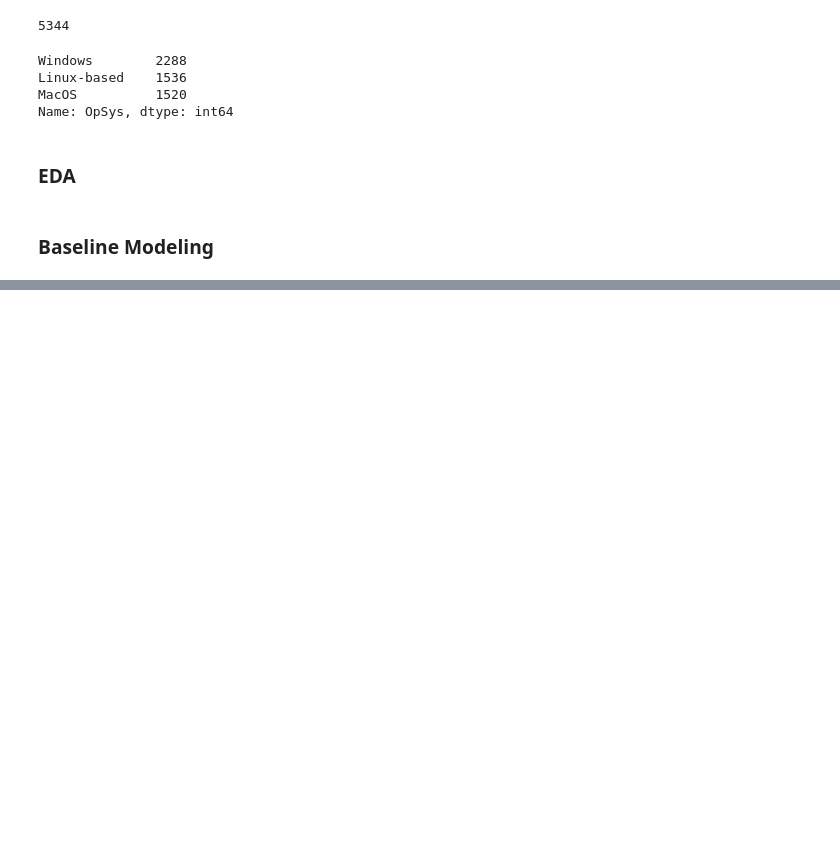
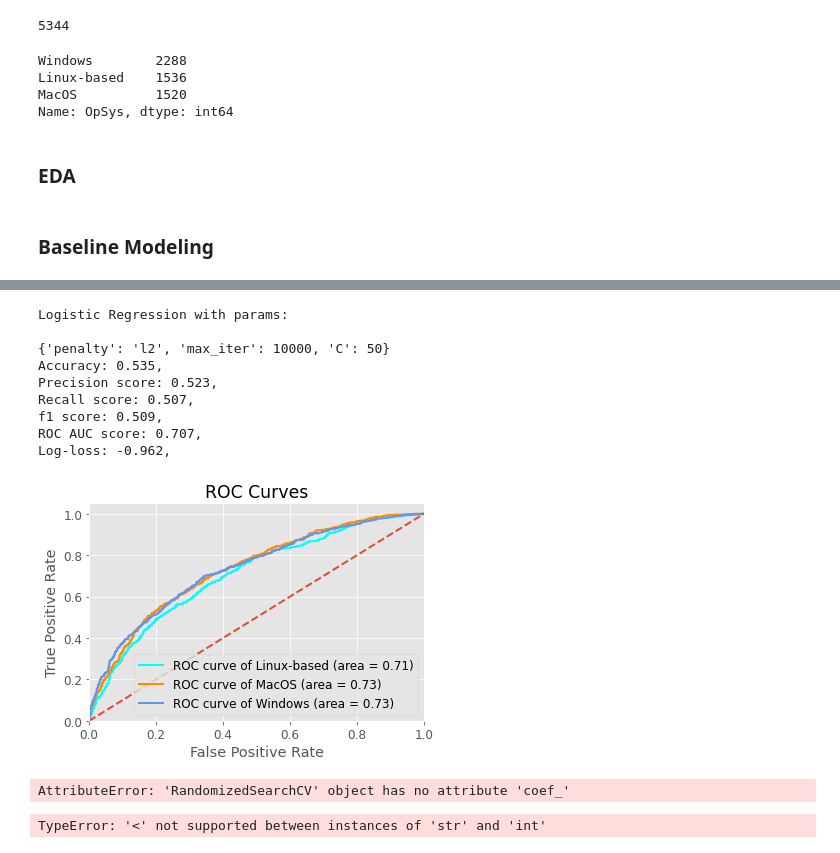
Before and after one commit to racheldilley1/coding-language-predictor, a Jupyter notebook: Notebooks/EDA and Modeling Notebook.ipynb, the cells around one changed output, grey strips where cells are left out. Cells and saved outputs as stored; diff of their text form; code cells hidden in the pictures; blank space fills up the shorter version.

```diff
--- a/Notebooks/EDA and Modeling Notebook.ipynb
+++ b/Notebooks/EDA and Modeling Notebook.ipynb
@@ -123,11 +125,26 @@ xgb = x_GBoost(X_train_enc, y_train)
 # %%
 plt.rc('font', size=12)
-lm = logistic_model_scaled(X_train_enc, y_train)
+lm = logistic_model_scaled(X_train_enc, y_train, 100)
 #conf_matrix(lm_mn, X_test, y_test)
+# %% [output]
+Logistic Regression with params:
+
+{'penalty': 'l2', 'max_iter': 10000, 'C': 50}
+Accuracy: 0.535,
+Precision score: 0.523,
+Recall score: 0.507,
+f1 score: 0.509,
+ROC AUC score: 0.707,
+Log-loss: -0.962,
+[figure, added]
 # %%
 lm.coef_
+# %% [output]
+AttributeError: 'RandomizedSearchCV' object has no attribute 'coef_'
 # %%
-knn = knn_classification_scaled(X_train, y_train)
+knn = knn_classification_scaled(X_train_enc, y_train)
 #conf_matrix(knn, X_test, y_test)
+# %% [output]
+TypeError: '<' not supported between instances of 'str' and 'int'
 # %%
 rf = random_forest(X_train_enc, y_train)
```
Also changed, not shown: parts of 2 cells of this notebook, 1 other file.
